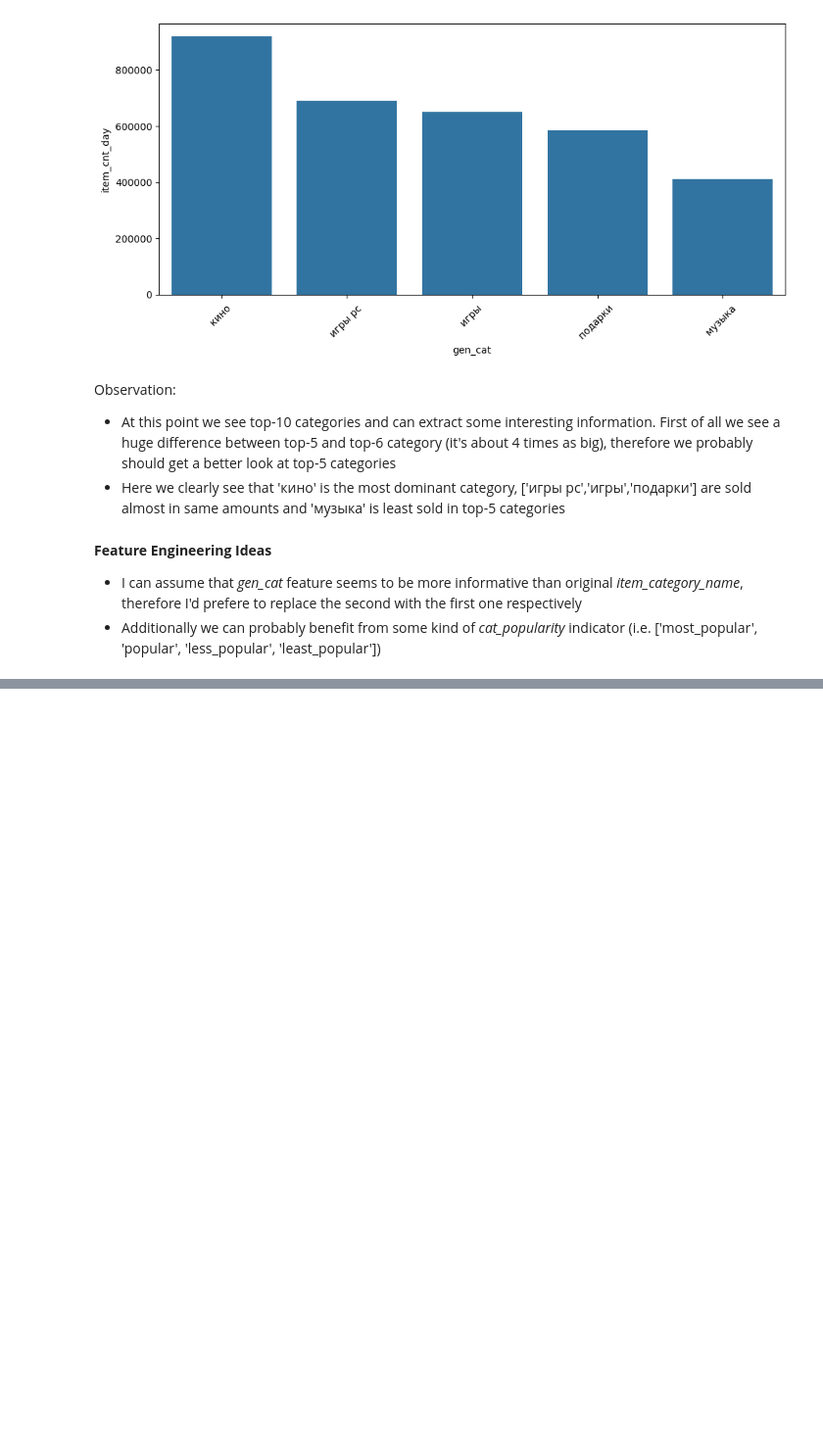
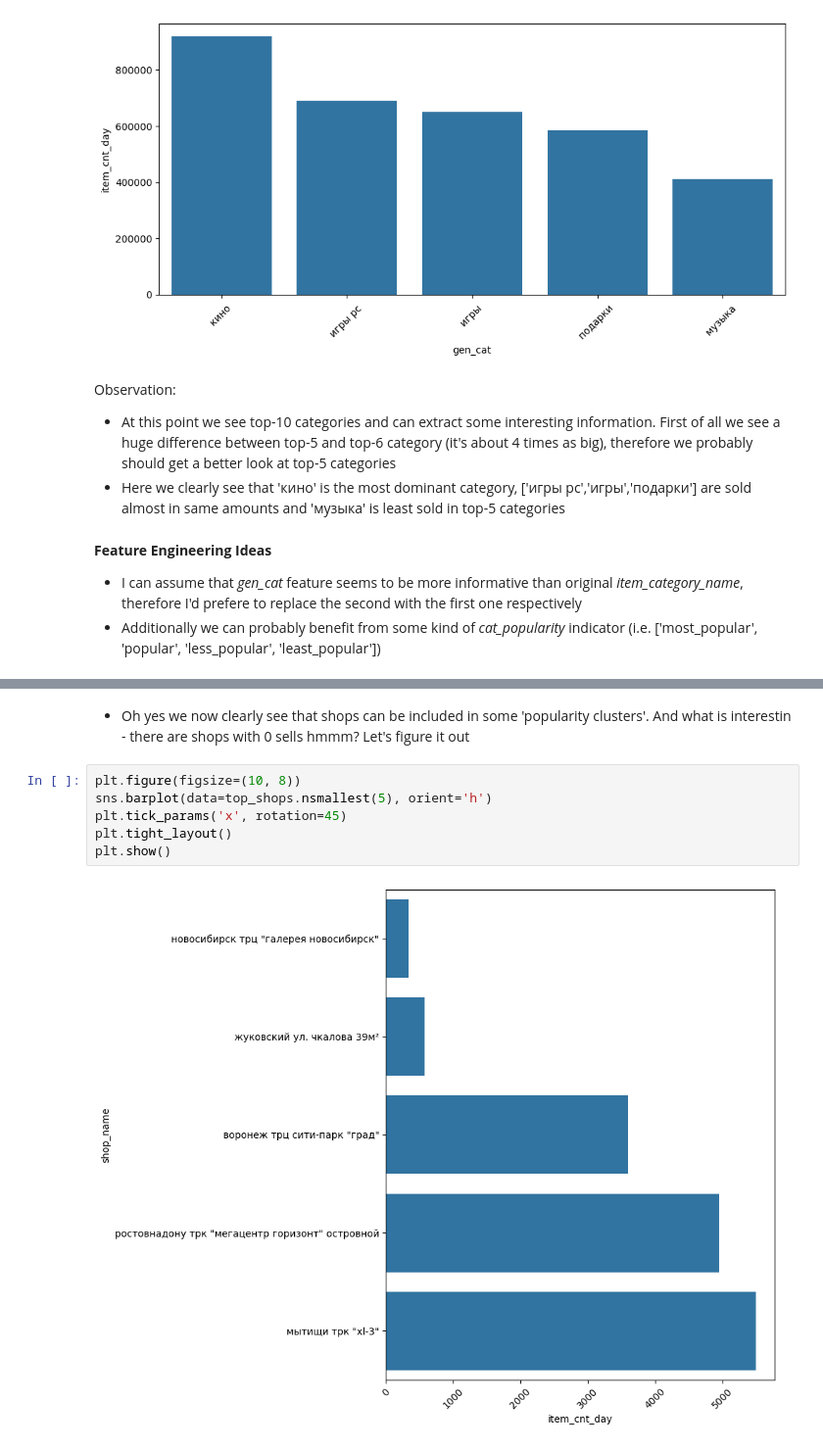
Before and after one commit to Dybal-Ilia/Innowise-Dybal, a Jupyter notebook: notebooks/EDA.ipynb, the cells around one changed output, grey strips where cells are left out. Shown at 98% size. Saved outputs shown, nothing was run; the diff lists cells and outputs as text; blank space fills up the shorter version.

```diff
--- a/notebooks/EDA.ipynb
+++ b/notebooks/EDA.ipynb
@@ -336,0 +366,10 @@ plt.show()
+# %% [markdown]
+- Oh yes we now clearly see that shops can be included in some 'popularity clusters'. And what is interestin - there are shops with 0 sells hmmm? Let's figure it out
+# %%
+plt.figure(figsize=(10, 8))
+sns.barplot(data=top_shops.nsmallest(5), orient='h')
+plt.tick_params('x', rotation=45)
+plt.tight_layout()
+plt.show()
+# %% [output]
+[figure, added]
```
Also changed, not shown: parts of 19 cells of this notebook.
